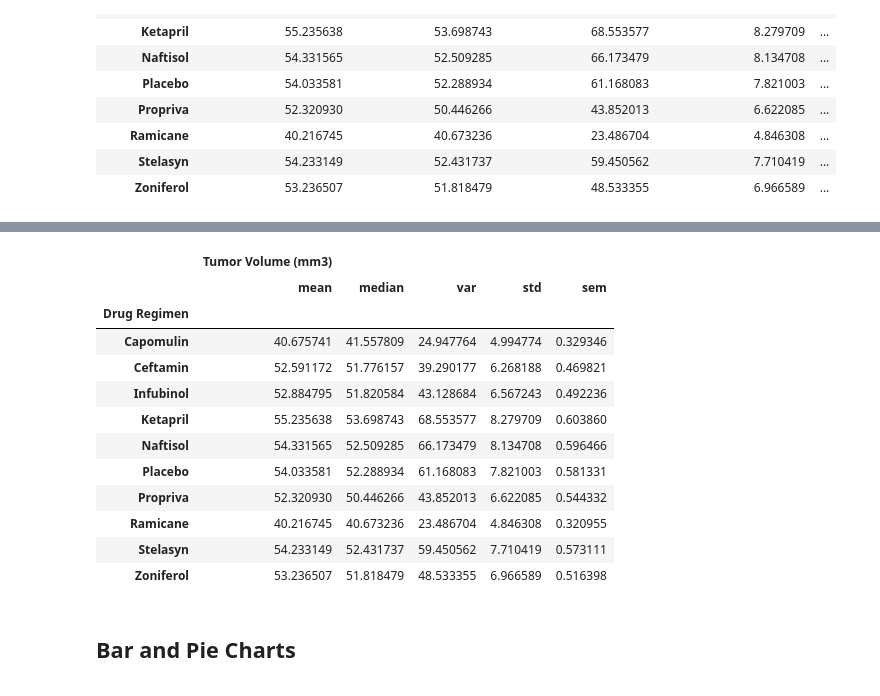
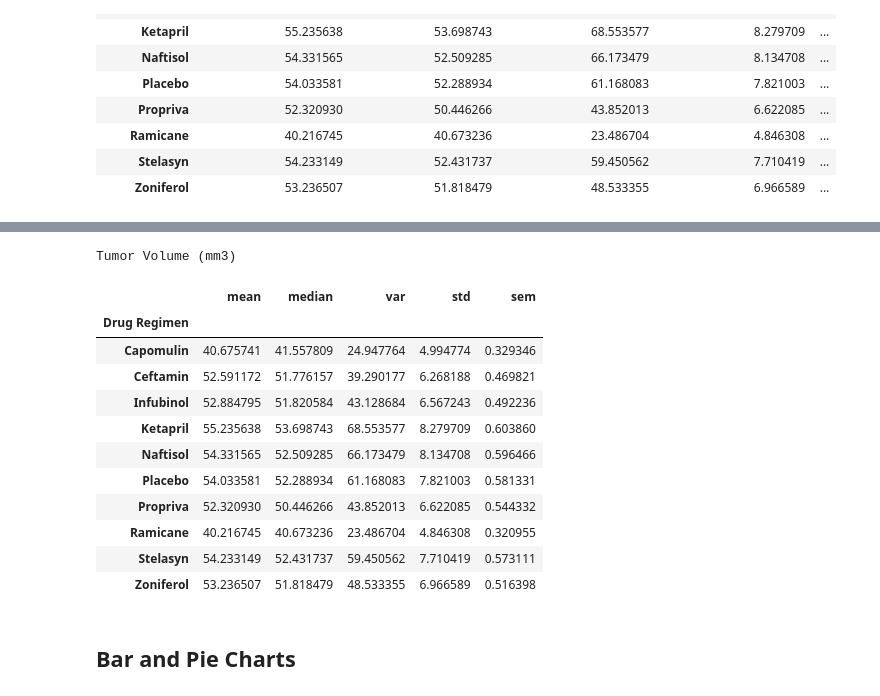
Before and after one commit to TheEvilSombrero/Module-5-Challenge, a Jupyter notebook: pymaceuticals_starter-Copy1.ipynb, the cells around one changed output, grey strips where cells are left out. Cells and saved outputs as stored; diff of their text form; code cells hidden in the pictures.

```diff
--- a/pymaceuticals_starter-Copy1.ipynb
+++ b/pymaceuticals_starter-Copy1.ipynb
@@ -107,10 +129,14 @@ summary_df
 # %%
 # Generate a summary statistics table of mean, median, variance, standard deviation,
 # and SEM of the tumor volume for each regimen
 
 # Using the aggregation method, produce the same summary statistics in a single line.
+stats_table = clean_mouse_df.groupby("Drug Regimen").agg(['mean', 'median', 'var', 'std', 'sem'])["Tumor Volume (mm3)"]
+styles = [dict(selector="caption", props=[("text-align", "center"), ("font-size", "150%"), ("color", 'black')])]
+stats_table = stats_table.style.set_caption("Tumor Volume (mm3)").set_table_styles(styles)
+stats_table
 # %% [output]
+Tumor Volume (mm3)
-|  | Tumor Volume (mm3) |  |  |  |  |
 |  | mean | median | var | std | sem |
 | Drug Regimen |  |  |  |  |  |
 | Capomulin | 40.675741 | 41.557809 | 24.947764 | 4.994774 | 0.329346 |
```
Also changed, not shown: parts of 1 cell of this notebook.
